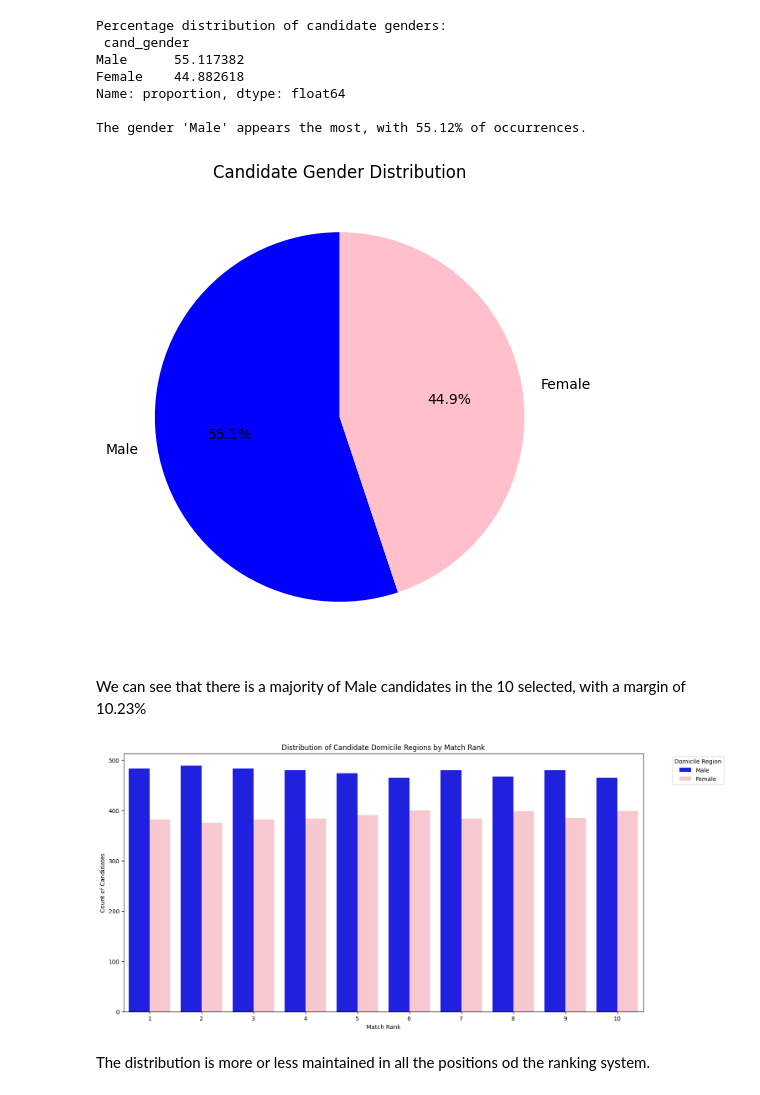
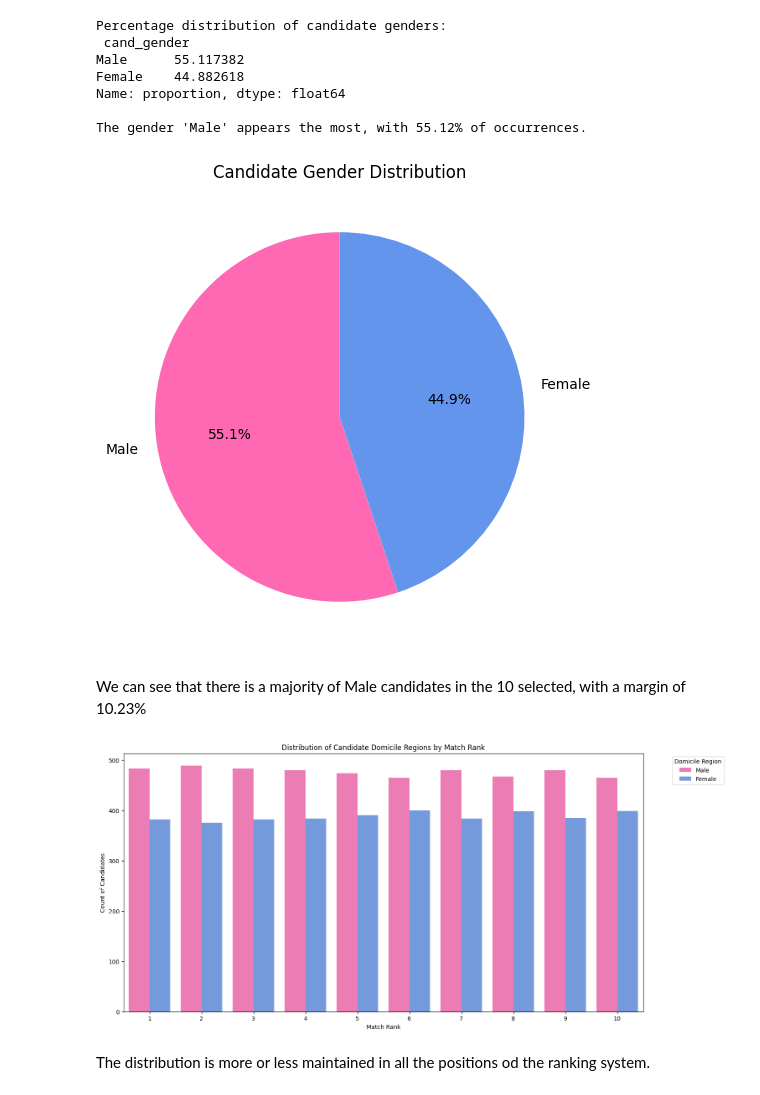
Before and after one commit to adiiulio/AiInIndustry_2025, a Jupyter notebook: fariness.ipynb, the cells around one changed output. Cells and saved outputs as stored; diff of their text form; code cells hidden in the pictures.

```diff
--- a/fariness.ipynb
+++ b/fariness.ipynb
@@ -311,34 +342,38 @@ Name: proportion, dtype: float64
 The gender 'Male' appears the most, with 55.12% of occurrences.
 # %%
 # Pie chart for gender distribution
+
+custom_palette = ["#FF69B4", "#6495ED"]
 plt.figure(figsize=(6, 6))
-dm_df['cand_gender'].value_counts().plot.pie(autopct='%1.1f%%', colors=['blue', 'pink'], startangle=90)
+dm_df['cand_gender'].value_counts().plot.pie(autopct='%1.1f%%', colors=custom_palette, startangle=90)
 plt.title("Candidate Gender Distribution")
 plt.ylabel("")  # Hide y-label
 plt.show()
 # %% [output]
-[figure, old version]
+[figure, new version]
 # %% [markdown]
 We can see that there is a majority of Male candidates in the 10 selected, with a margin of 10.23%
 # %%
 import matplotlib.pyplot as plt
 import seaborn as sns
 
 plt.figure(figsize=(16, 8))
 
+custom_palette = ["#FF69B4", "#6495ED"]
+
 # Plot the frequency of each domicile region for different match ranks
-sns.countplot(data=dm_df, x="match_rank", hue="cand_gender", palette=['blue', 'pink'])
+sns.countplot(data=dm_df, x="match_rank", hue="cand_gender", palette=custom_palette)
 
 # Customize the plot
 plt.xlabel("Match Rank")
 plt.ylabel("Count of Candidates")
 plt.title("Distribution of Candidate Domicile Regions by Match Rank")
 plt.legend(title="Domicile Region", bbox_to_anchor=(1.05, 1), loc='upper left')
 plt.xticks(rotation=0)  # Ensure readability
 
 plt.show()
 # %% [output]
-[figure, old version]
+[figure, new version]
 # %% [markdown]
 The distribution is more or less maintained in all the positions od the ranking system.
 # %%
```
Also changed, not shown: parts of 16 cells of this notebook.
